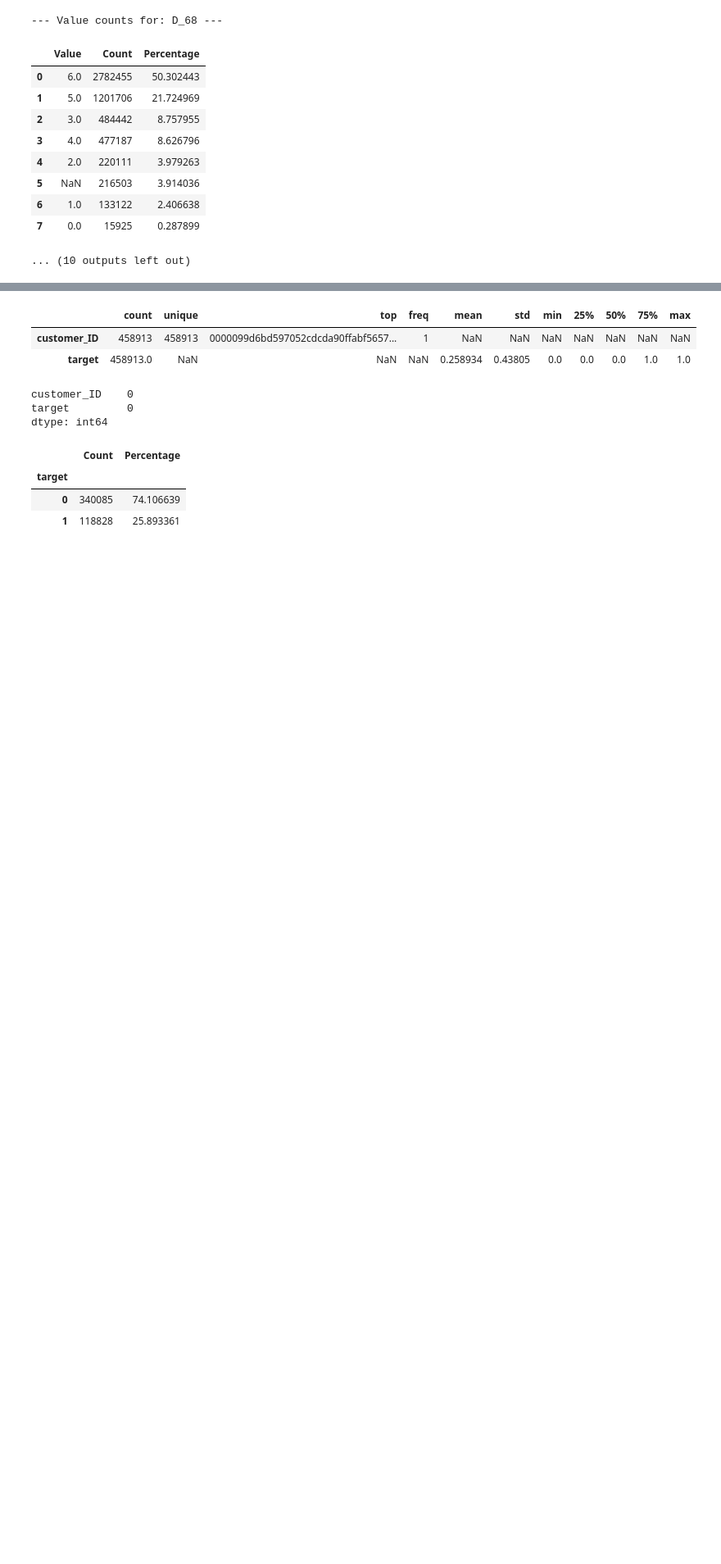
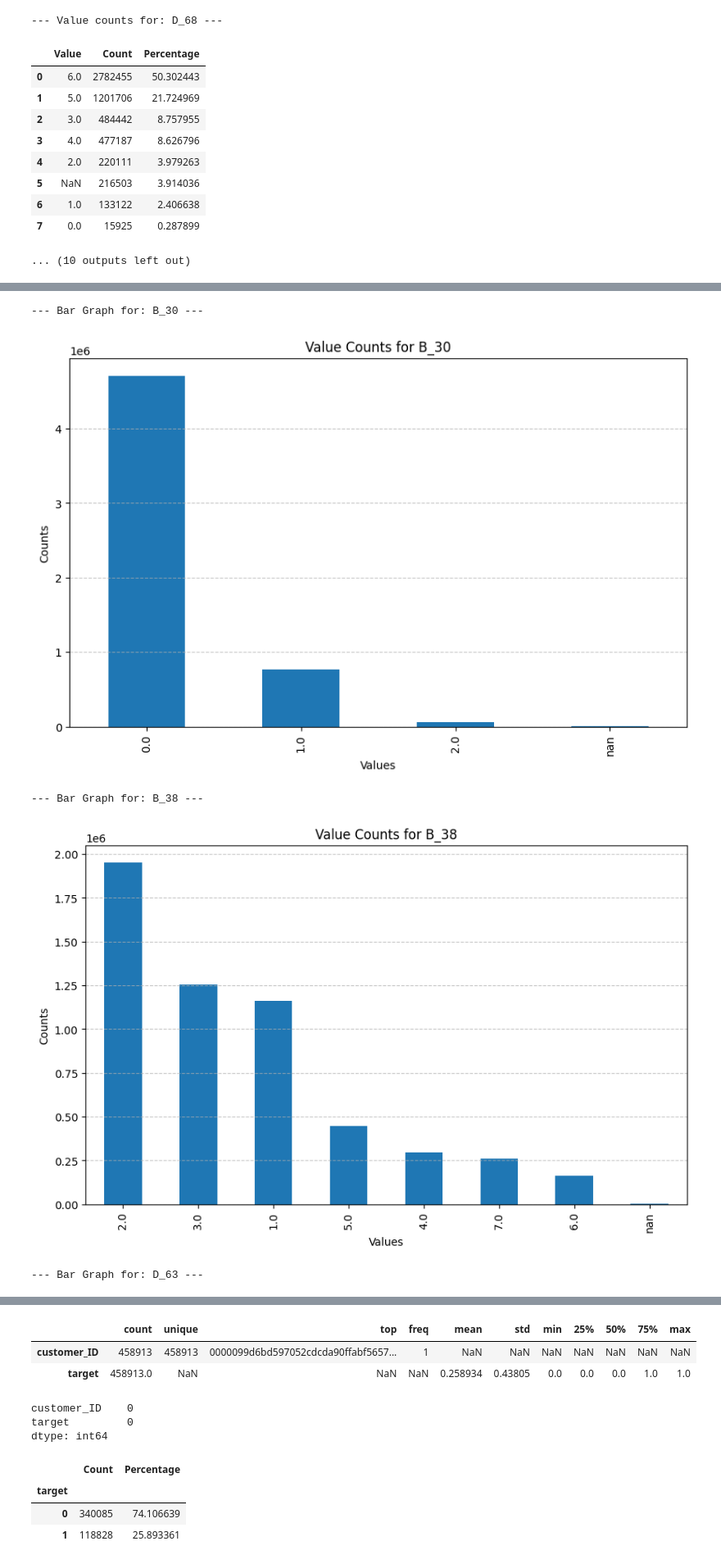
Before and after one commit to Vaseekaran-V/FYP_MSc, a Jupyter notebook: src/eda/eda.ipynb, the cells around one changed output, grey strips where cells are left out. Shown at 82% size. Saved outputs shown, nothing was run; the diff lists cells and outputs as text; code cells hidden in the pictures; blank space fills up the shorter version.

```diff
--- a/src/eda/eda.ipynb
+++ b/src/eda/eda.ipynb
@@ -178,0 +189,24 @@ for col in categorical_cols:
+# %%
+import matplotlib.pyplot as plt
+import seaborn as sns
+for col in categorical_cols:
+    if col in df.columns:
+        print(f"\n--- Bar Graph for: {col} ---")
+        try:
+            # Plot bar graph for value counts
+            value_counts = df[col].value_counts(dropna=False)
+            value_counts.plot(kind='bar', figsize=(10, 6), title=f"Value Counts for {col}")
+            plt.xlabel("Values")
+            plt.ylabel("Counts")
+            plt.grid(axis='y', linestyle='--', alpha=0.7)
+            plt.show()
+        except Exception as e:
+            print(f"Could not plot bar graph for {col}: {e}")
+    else:
+        print(f"\nNote: Categorical column '{col}' not found in the loaded training dataframe.")
+# %% [output]
+--- Bar Graph for: B_30 ---
+[figure, added]
+--- Bar Graph for: B_38 ---
+[figure, added]
+--- Bar Graph for: D_63 ---
```
Also changed, not shown: parts of 11 cells of this notebook.
